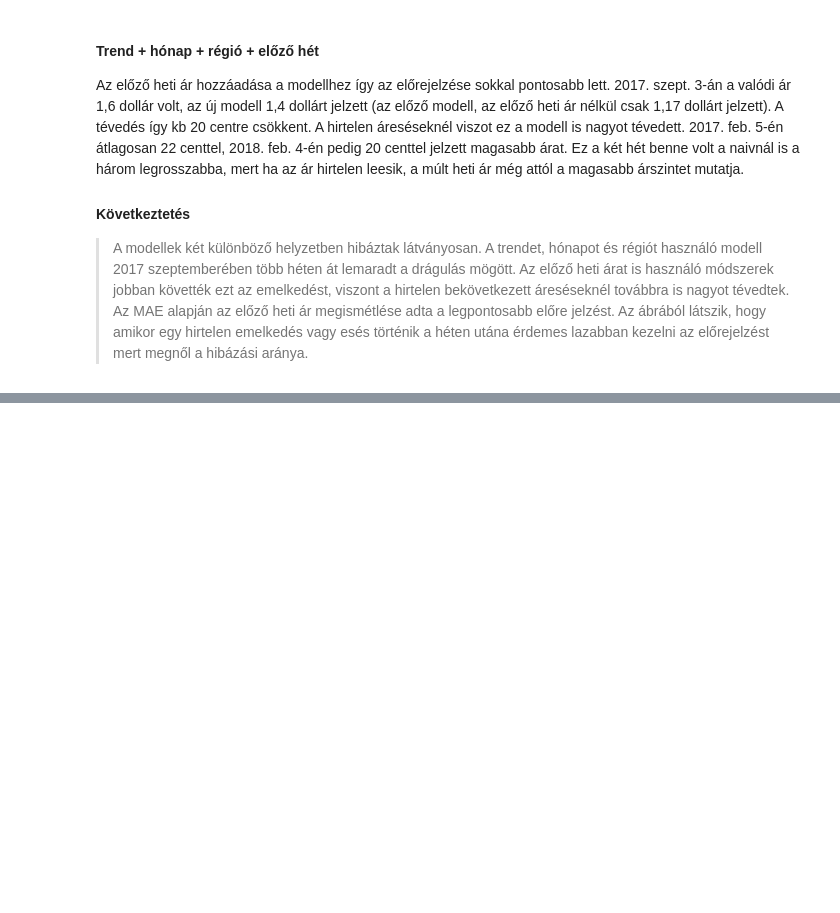
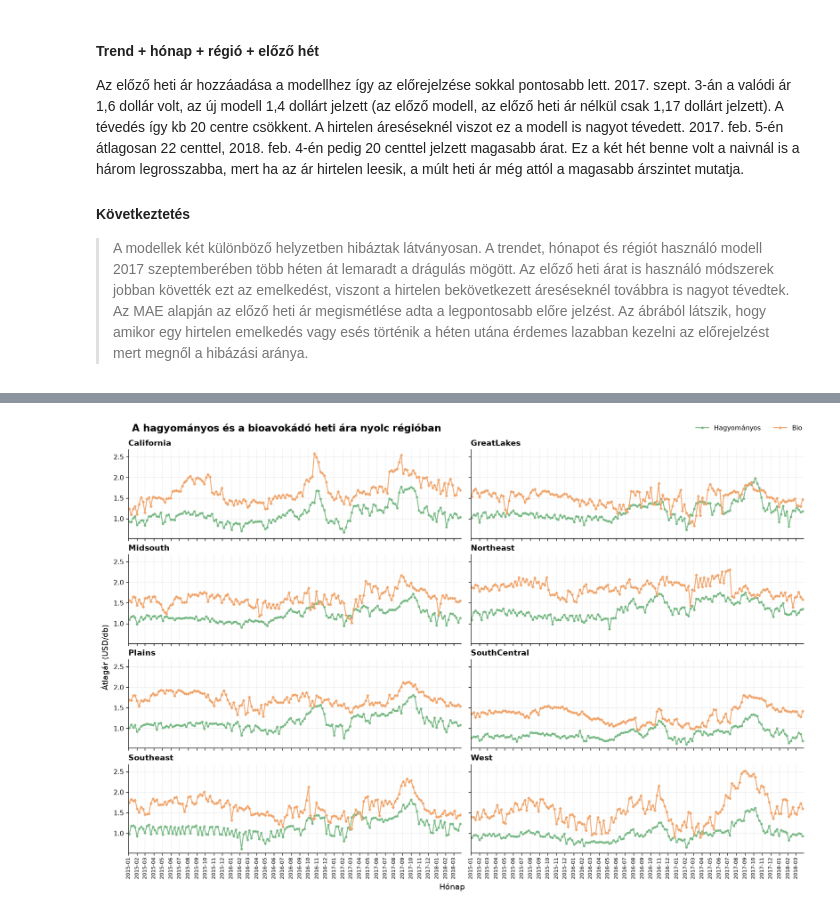
Before and after one commit to ngygbr01/avocado_price_forecasting, a Jupyter notebook: main.ipynb, the cells around one changed output, grey strips where cells are left out. Saved outputs shown, nothing was run; the diff lists cells and outputs as text; code cells hidden in the pictures; blank space fills up the shorter version.

```diff
--- a/main.ipynb
+++ b/main.ipynb
@@ -414,0 +501,34 @@ Az előző heti ár hozzáadása a modellhez így az előrejelzése sokkal ponto
+# %%
+regional_prices = pairs.set_index(["region", "Date"])[["conventional", "organic"]].sort_index()
+
+fig, axes = plt.subplots(
+    4, 2, figsize=(15, 10), sharex=True, sharey=True, layout="constrained"
+)
+
+for ax, region in zip(axes.flat, SELECTED_REGIONS):
+    prices = regional_prices.loc[region]
+    ax.plot(prices.index, prices["conventional"], color="#78B985",
+            marker="o", markersize=2.7, linewidth=1.4, label="Hagyományos")
+    ax.plot(prices.index, prices["organic"], color="#F0A66D",
+            marker="D", markersize=2.5, linewidth=1.4, label="Bio")
+    ax.set_title(region, loc="left")
+    ax.grid(alpha=0.20)
+
+first_month = pairs["Date"].min().to_period("M").start_time
+last_week = pairs["Date"].max()
+axes[-1, 0].set_xlim(first_month, last_week + pd.Timedelta(days=3))
+axes[-1, 0].xaxis.set_major_locator(mdates.MonthLocator())
+axes[-1, 0].xaxis.set_major_formatter(mdates.DateFormatter("%Y-%m"))
+
+for ax in axes[-1]:
+    ax.tick_params(axis="x", labelrotation=90, labelsize=8)
+
+fig.suptitle("A hagyományos és a bioavokádó heti ára nyolc régióban",
+             x=0.047, ha="left", fontsize=15, fontweight="bold")
+fig.supylabel("Átlagár (USD/db)")
+fig.supxlabel("Hónap")
+handles, labels = axes[0, 0].get_legend_handles_labels()
+fig.legend(handles, labels, loc="outside upper right", ncol=2)
+plt.show()
+# %% [output]
+[figure, added]
```
Also changed, not shown: parts of 8 cells of this notebook.
